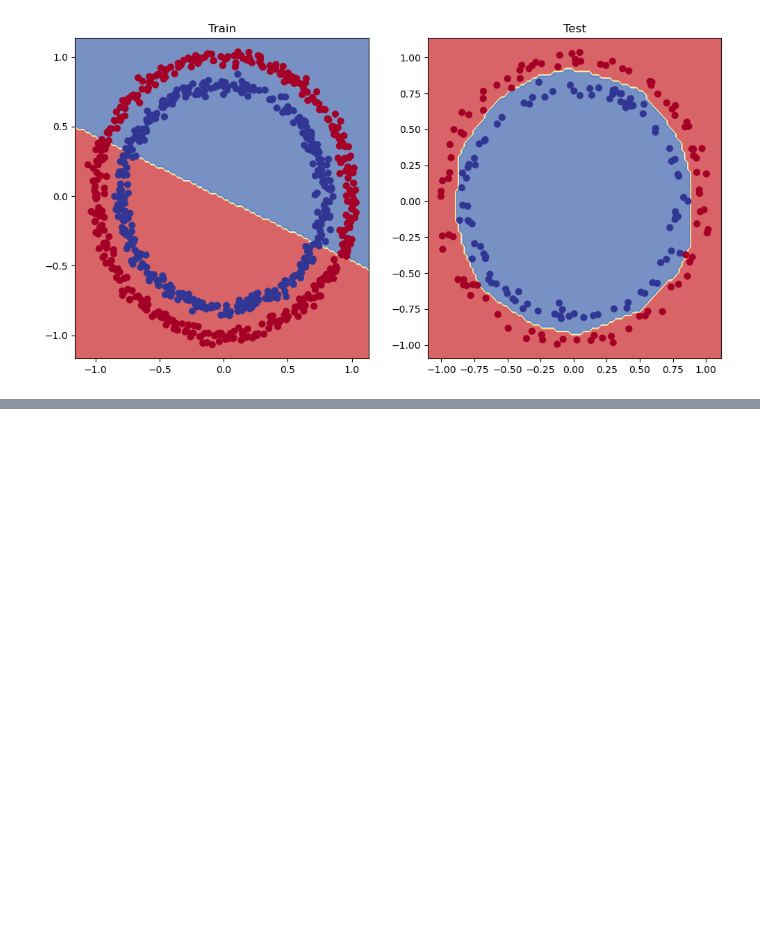
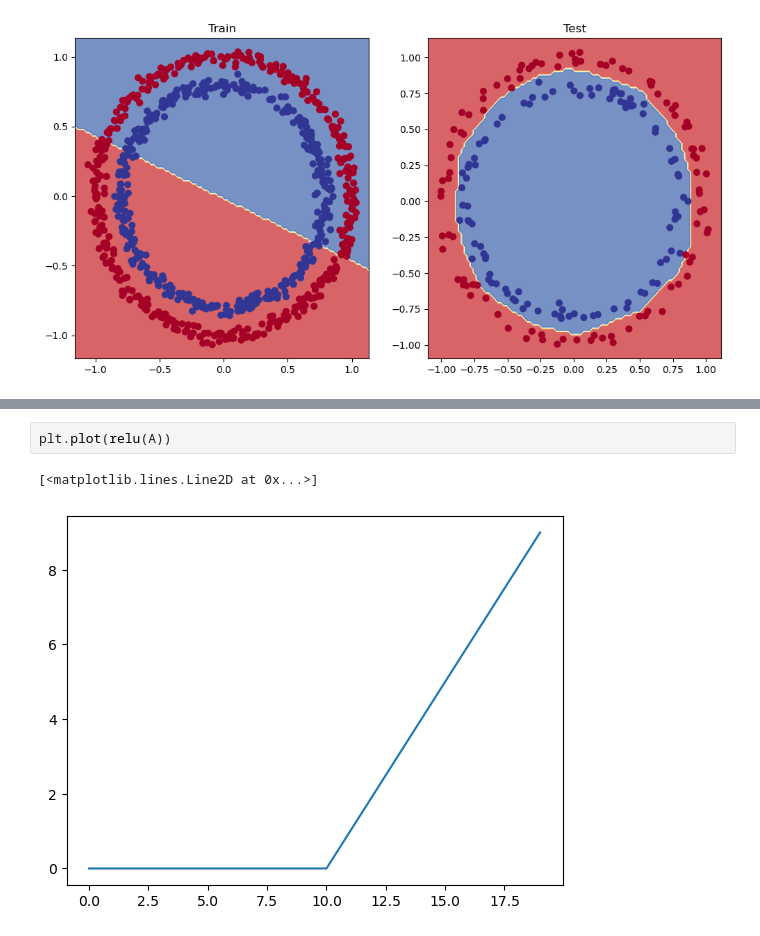
Before and after one commit to Ashes814/learn-pytorch, a Jupyter notebook: 02_pytorch_nn_classification.ipynb, the cells around one changed output, grey strips where cells are left out. Drawn from its saved outputs; the diff is of its cells as text; blank space fills up the shorter version.

```diff
--- a/02_pytorch_nn_classification.ipynb
+++ b/02_pytorch_nn_classification.ipynb
@@ -429,0 +448,5 @@ plot_decision_boundary(model_3, X_test, y_test) # model_3 = has non-linearity
+# %%
+plt.plot(relu(A))
+# %% [output]
+[<matplotlib.lines.Line2D at 0x...>]
+[figure, added]
```
Also changed, not shown: parts of 3 cells of this notebook.
